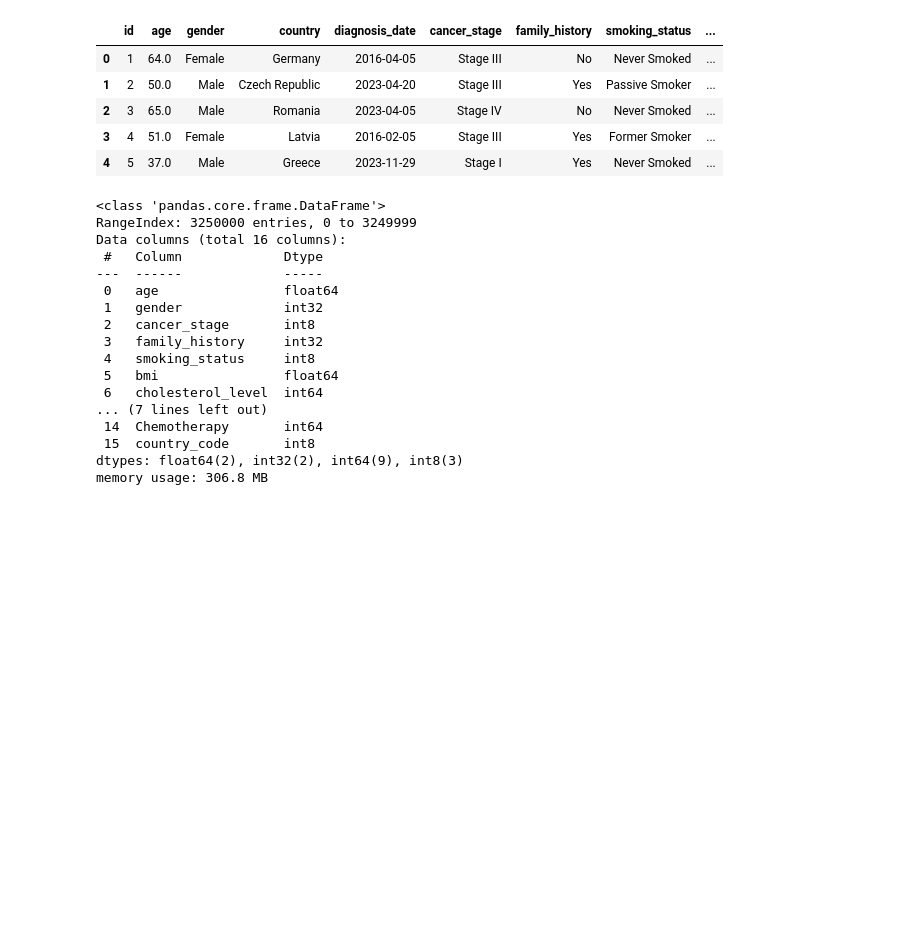
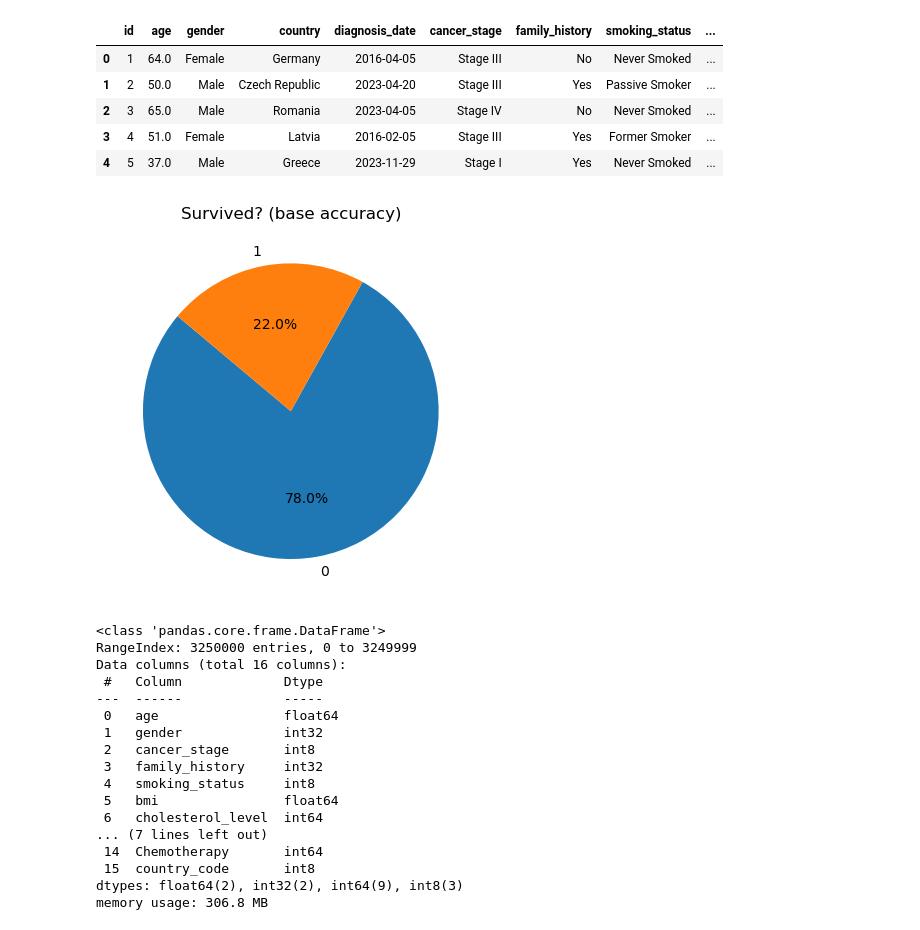
Before and after one commit to VictorGhosh/ML-Sandbox, a Jupyter notebook: cancer/cancer.ipynb, the cells around one changed output. Saved outputs shown, nothing was run; the diff lists cells and outputs as text; code cells hidden in the pictures; blank space fills up the shorter version.

```diff
--- a/cancer/cancer.ipynb
+++ b/cancer/cancer.ipynb
@@ -48,6 +51,13 @@ df.head()
 | 2 | 3 | 65.0 | Male | Romania | 2023-04-05 | Stage IV | No | Never Smoked | ... |
 | 3 | 4 | 51.0 | Female | Latvia | 2016-02-05 | Stage III | Yes | Former Smoker | ... |
 | 4 | 5 | 37.0 | Male | Greece | 2023-11-29 | Stage I | Yes | Never Smoked | ... |
+# %%
+total_survival = df['survived'].value_counts()
+plt.pie(total_survival, labels=total_survival.index, autopct='%1.1f%%', startangle=140)
+plt.title('Survived? (base accuracy)')
+plt.show()
+# %% [output]
+[figure, added]
 # %%
 # FIXME: Need to incorperate dates
 try:
```
Also changed, not shown: parts of 5 cells of this notebook.
